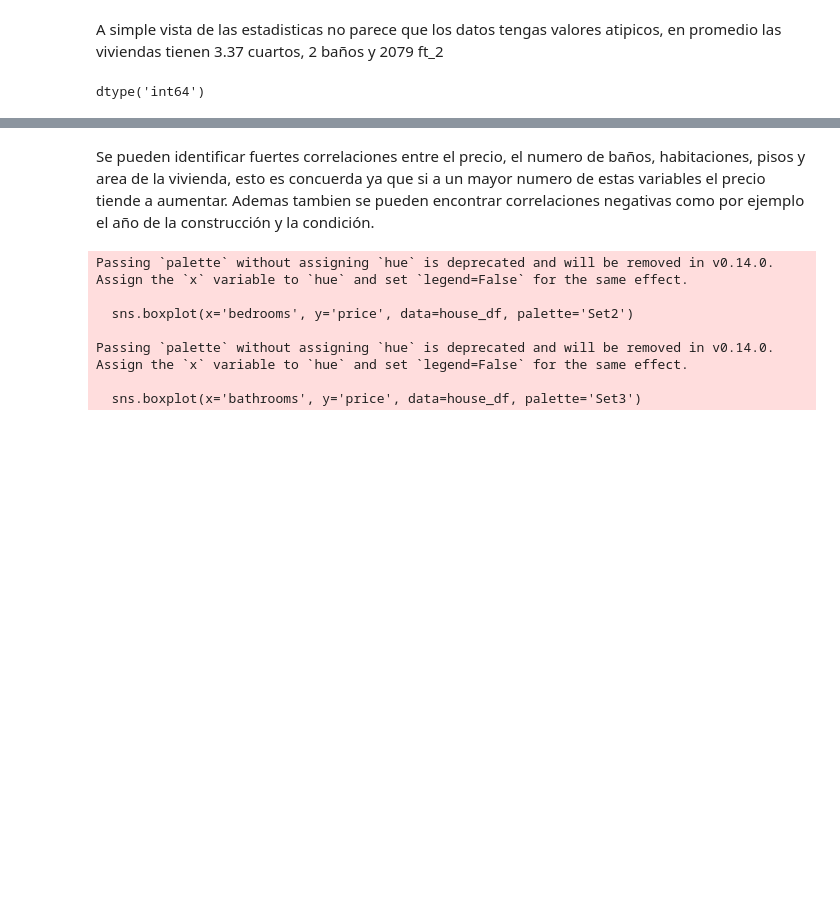
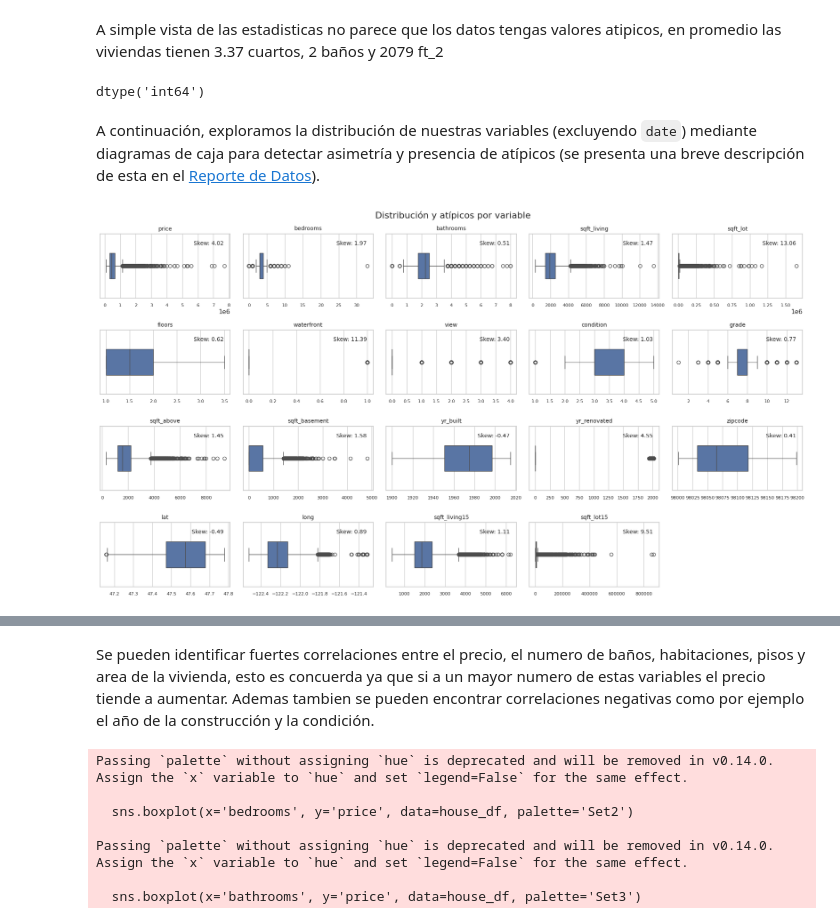
Before and after one commit to Nikolas-1/MLDS6, a Jupyter notebook: scripts/eda/EDA.ipynb, the cells around one changed output, grey strips where cells are left out. Saved outputs shown, nothing was run; the diff lists cells and outputs as text; code cells hidden in the pictures; blank space fills up the shorter version.

```diff
--- a/scripts/eda/EDA.ipynb
+++ b/scripts/eda/EDA.ipynb
@@ -55,3 +55,31 @@ A simple vista de las estadisticas no parece que los datos tengas valores atipic
 house_df.iloc[:,5].dtype
 # %% [output]
 dtype('int64')
+# %% [markdown]
+A continuación, exploramos la distribución de nuestras variables (excluyendo `date`) mediante diagramas de caja para detectar asimetría y presencia de atípicos (se presenta una breve descripción de esta en el [Reporte de Datos](../../docs/data/data_summary.md)).
+# %%
+cols = house_df.drop(columns=["date", "id"]).select_dtypes(include="number").columns
+
+fig, axes = plt.subplots(4, 5, figsize=(18, 10))
+
+for col, ax in zip(cols, axes.flatten()):
+    sns.boxplot(data=house_df, x=col, width=0.4, ax=ax)
+    ax.set_title(col, fontsize=10)
+    ax.tick_params(axis='x', labelsize=8)
+    ax.set_xlabel("")
+
+    skew_val = house_df[col].skew()
+    ax.text(0.95, 0.85, f"Skew: {skew_val:.2f}",
+            transform=ax.transAxes,
+            fontsize=10,
+            ha='right',
+            va='center')
+
+for ax in axes.flatten()[len(cols):]:
+    ax.axis("off")
+
+plt.suptitle("Distribución y atípicos por variable", fontsize=16)
+plt.tight_layout()
+plt.show()
+# %% [output]
+[figure, added]
```
Also changed, not shown: parts of 8 cells of this notebook, 8 other files.
